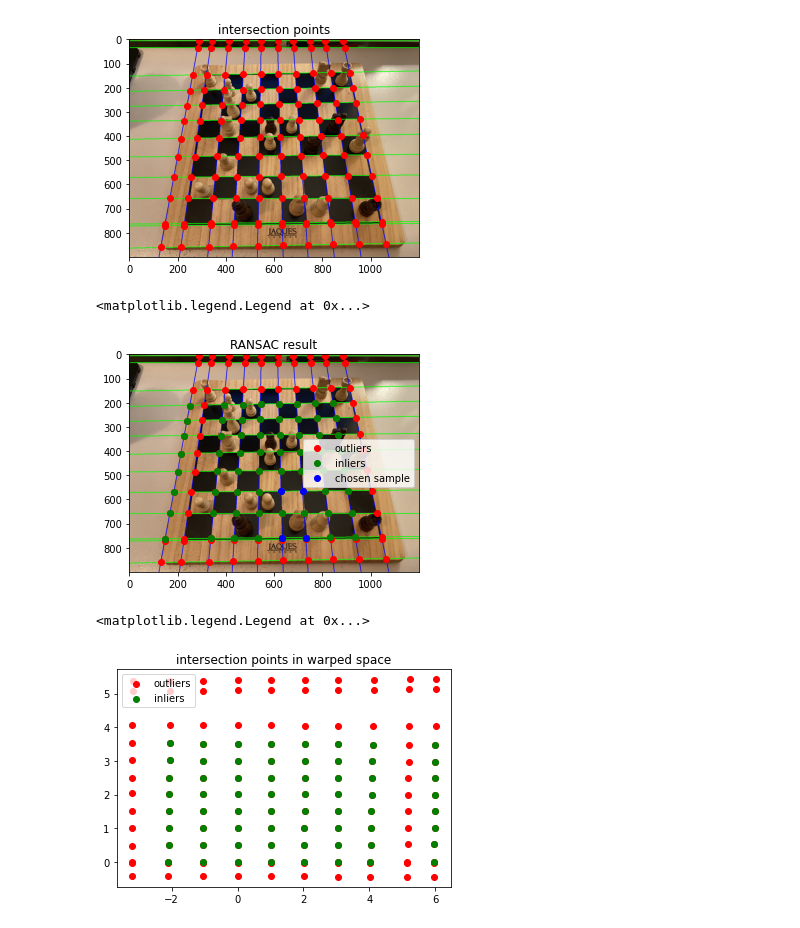
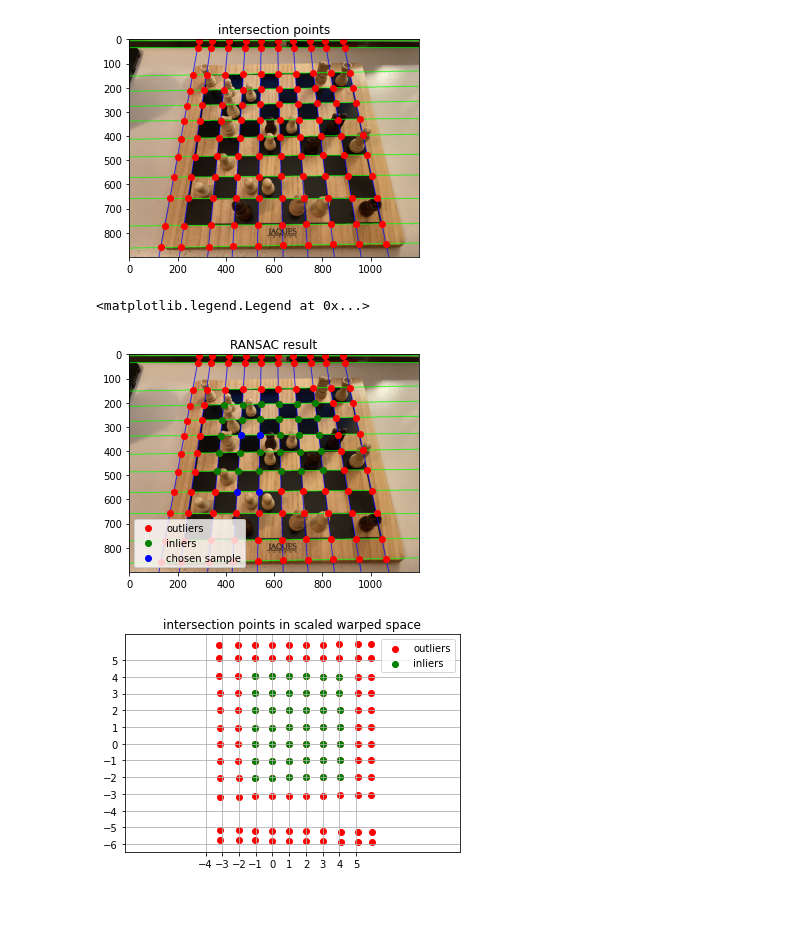
Before and after one commit to georg-wolflein/chesscog, a Jupyter notebook: notebooks/corner_detection.ipynb, the cells around one changed output. Drawn from its saved outputs; the diff is of its cells as text; code cells hidden in the pictures.

```diff
--- a/notebooks/corner_detection.ipynb
+++ b/notebooks/corner_detection.ipynb
@@ -46,7 +46,7 @@ filename = "/Users/georg/chess_data/render/train/0064.png"
 filename = "/Users/georg/Desktop/b06.jpg"
 filename = "/Users/georg/Desktop/IMG_0755.jpg"
 img = cv2.imread(filename)
-img = resize(cfg, img)
+img, img_scale = resize_image(cfg, img)
 show(img)
 # %% [output]
 [figure]
@@ -98,31 +98,38 @@ best_num_inliers = 0
 best_configuration = None
 iterations = 0
 chosen_points = None
-orig_warped_points = None
+orig_scaled_warped_points = None
+chosen_scaled_inlier_warped_points = None
 while iterations < 30 or best_num_inliers < 30:
     row1, row2 = _choose_from_range(len(horizontal_lines))
     col1, col2 = _choose_from_range(len(vertical_lines))
     transformation_matrix = compute_homography(intersection_points,
                                                 row1, row2, col1, col2)
     warped_points = warp_points(transformation_matrix, intersection_points)
-    inlier_warped_points, *_ = configuration = discard_outliers(cfg, warped_points, intersection_points)
+    inlier_warped_points, inlier_intersection_points, horizontal_scale, vertical_scale = discard_outliers(cfg, warped_points, intersection_points)
     num_inliers = np.prod(inlier_warped_points.shape[:-1])
     if num_inliers > best_num_inliers:
-        # TODO: scale & quantize find 9*9 square with the most inliers
+        inlier_warped_points *= np.array((horizontal_scale, vertical_scale))
 
+        # Quantize
+        (xmin, xmax, ymin, ymax), scale, quantized_points, inlier_intersection_points, warped_img_size = quantize_points(cfg, inlier_warped_points, inlier_intersection_points)
+        num_inliers = np.prod(quantized_points.shape[:-1])
 
-        best_num_inliers = num_inliers
-        best_configuration = configuration
-        chosen_points = row1, row2, col1, col2
-        orig_warped_points = warped_points
+        if num_inliers > best_num_inliers:
+            best_num_inliers = num_inliers
+            best_configuration = (xmin, xmax, ymin, ymax), scale, quantized_points, inlier_intersection_points, warped_img_size
+            chosen_points = row1, row2, col1, col2
+            orig_scaled_warped_points = warped_points * np.array((horizontal_scale, vertical_scale))
+            chosen_scaled_inlier_warped_points = inlier_warped_points
     iterations += 1
     if iterations > 1000:
         print("too many iterations; stopped")
+        break
 
 
 # Retrieve best configuration
 orig_intersection_points = intersection_points
-warped_points, intersection_points, horizontal_scale, vertical_scale = best_configuration
+(xmin, xmax, ymin, ymax), scale, quantized_points, intersection_points, warped_img_size = best_configuration
 row1, row2, col1, col2 = chosen_points
 # %%
 chosen_points = np.stack([
@@ -140,12 +147,17 @@ plt.title("RANSAC result")
 plt.legend()
 # %% [output]
 <matplotlib.legend.Legend at 0x...>
-[figure, old version]
+[figure, new version]
 # %%
-plt.scatter(*orig_warped_points.T, c="r", label="outliers")
-plt.scatter(*warped_points.T, c="g", label="inliers")
-plt.title("intersection points in warped space")
+plt.scatter(*orig_scaled_warped_points.T, c="r", label="outliers")
+plt.scatter(*chosen_scaled_inlier_warped_points.T, c="g", label="inliers")
+plt.title("intersection points in scaled warped space")
 plt.legend()
+plt.axis("equal")
+xticks = np.arange(np.floor(orig_scaled_warped_points[..., 0].min()), np.ceil(orig_scaled_warped_points[..., 0].max()))
+yticks = np.arange(np.floor(orig_scaled_warped_points[..., 1].min()), np.ceil(orig_scaled_warped_points[..., 1].max()))
+plt.xticks(xticks)
+plt.yticks(yticks)
+plt.grid()
 # %% [output]
-<matplotlib.legend.Legend at 0x...>
-[figure, old version]
+[figure, new version]
```
Also changed, not shown: parts of 5 cells of this notebook, 1 other file.
